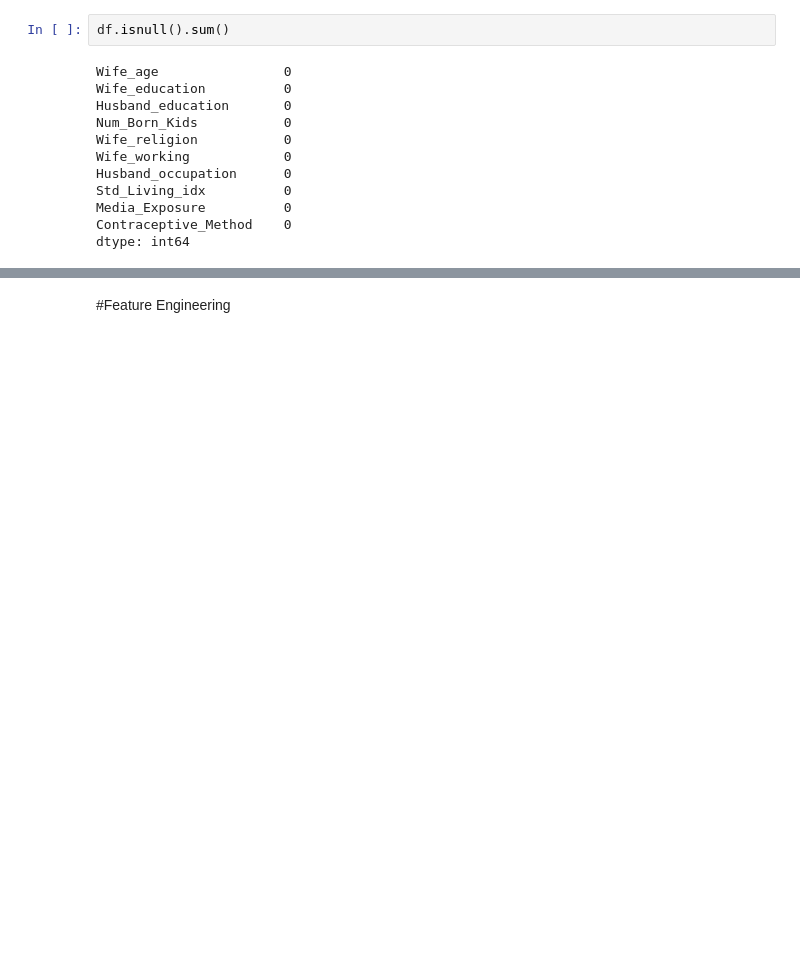
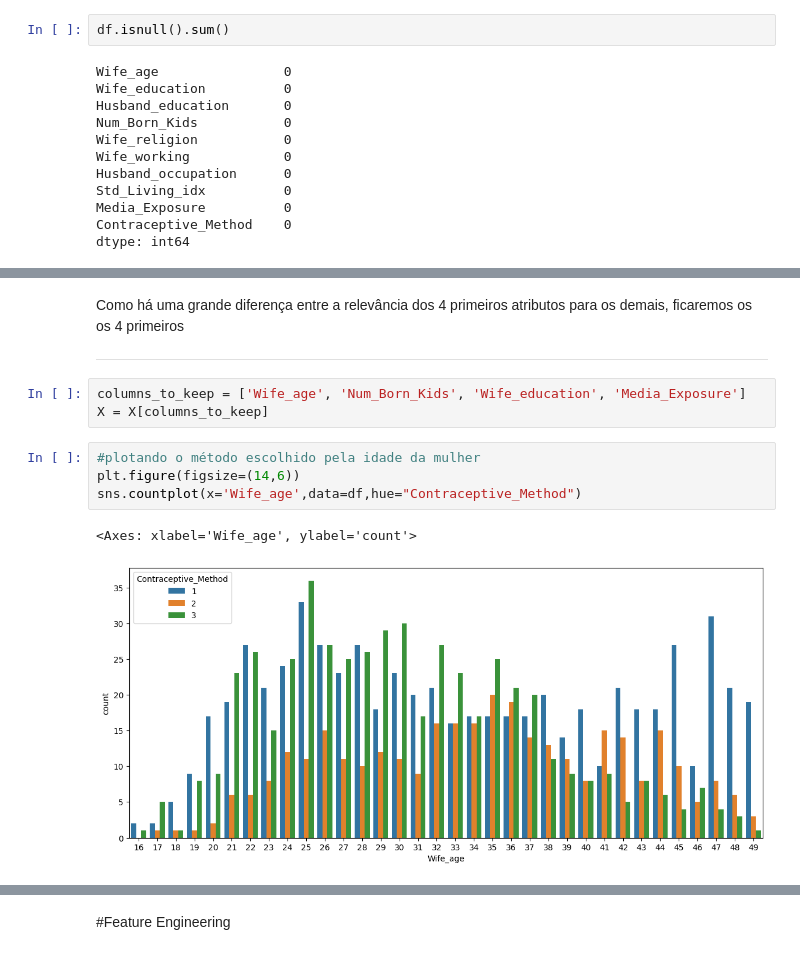
Before and after one commit to luanbezerra/Projeto-de-Estatistica, a Jupyter notebook: Naive_Bayes.ipynb, the cells around one changed output, grey strips where cells are left out. Saved outputs shown, nothing was run; the diff lists cells and outputs as text; blank space fills up the shorter version.

```diff
--- a/Naive_Bayes.ipynb
+++ b/Naive_Bayes.ipynb
@@ -93,0 +108,14 @@ dtype: int64
+# %% [markdown]
+Como há uma grande diferença entre a relevância dos 4 primeiros atributos para os demais, ficaremos os os 4 primeiros
+
+---
+# %%
+columns_to_keep = ['Wife_age', 'Num_Born_Kids', 'Wife_education', 'Media_Exposure']
+X = X[columns_to_keep]
+# %%
+#plotando o método escolhido pela idade da mulher
+plt.figure(figsize=(14,6))
+sns.countplot(x='Wife_age',data=df,hue="Contraceptive_Method")
+# %% [output]
+<Axes: xlabel='Wife_age', ylabel='count'>
+[figure, added]
```
Also changed, not shown: parts of 23 cells of this notebook.
